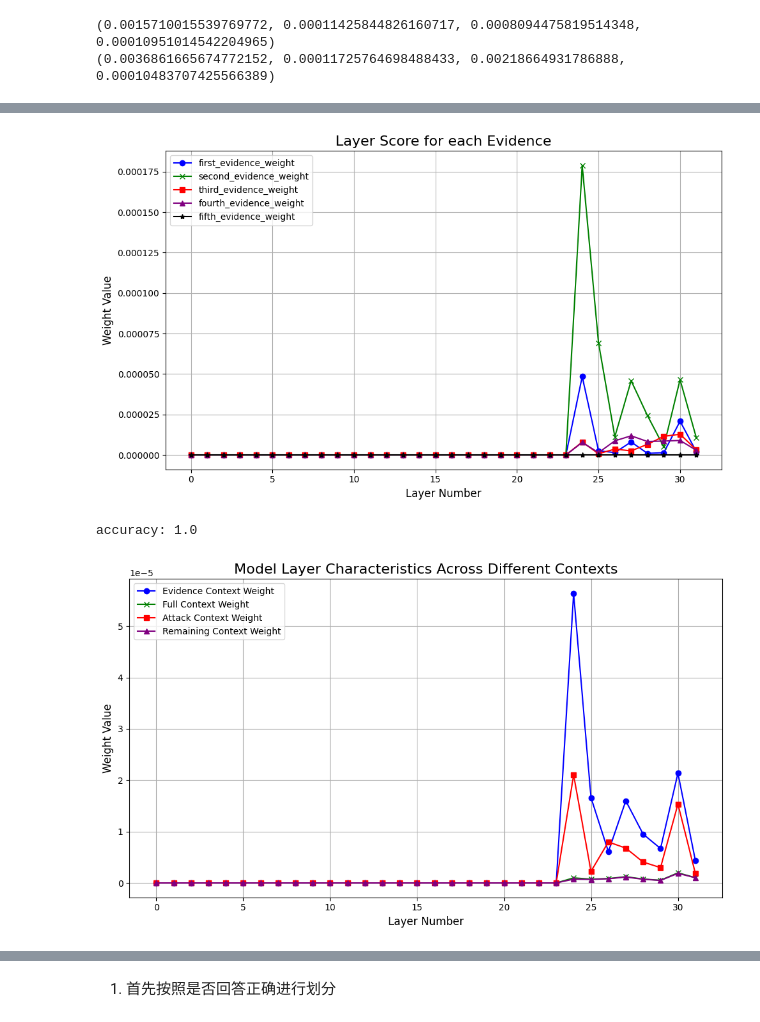
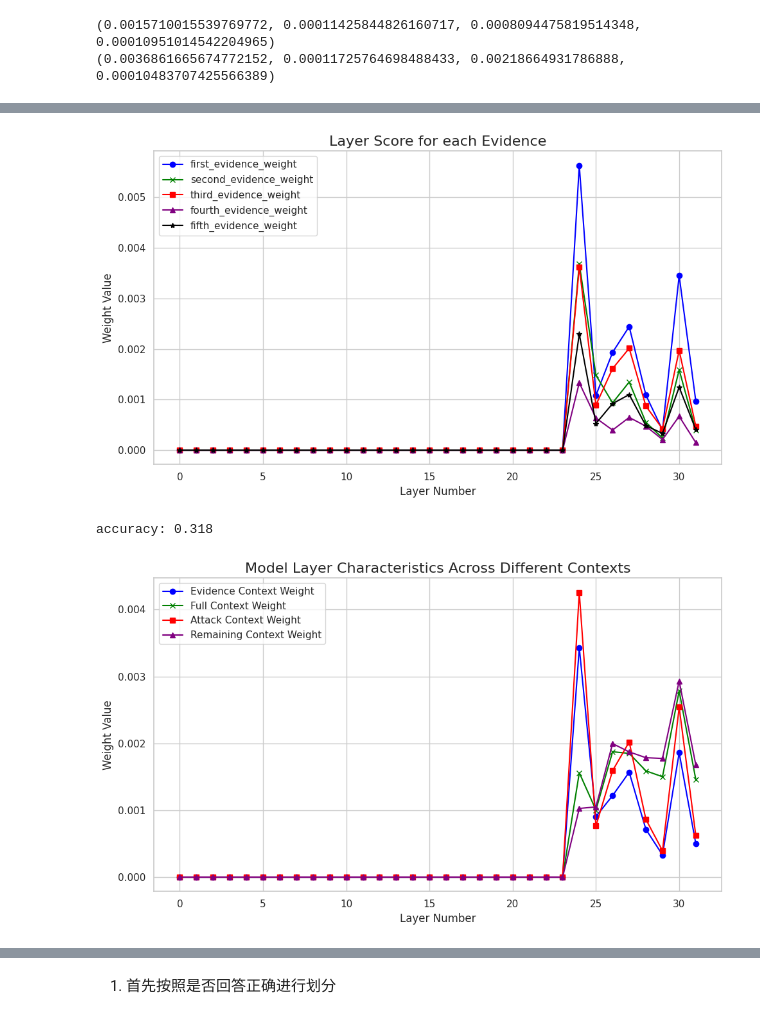
Before and after one commit to ZetangForward/MyRLHF, a Jupyter notebook: reetrievalheaddetect/analysis/draw_saliency_analysis_jbb.ipynb, the cells around one changed output, grey strips where cells are left out. Drawn from its saved outputs; the diff is of its cells as text; code cells hidden in the pictures.

```diff
--- a/reetrievalheaddetect/analysis/draw_saliency_analysis_jbb.ipynb
+++ b/reetrievalheaddetect/analysis/draw_saliency_analysis_jbb.ipynb
@@ -15,14 +15,14 @@ from nltk.tokenize import word_tokenize
 stop_words = set(stopwords.words('english'))
 
 
-context_length = "0k"
+context_length = "12k"
 file_dir = f"/data/zecheng/acl2025/MyRLHF/reetrievalheaddetect/analysis/information_flow/Meta-Llama-3.1-8B-Instruct/{int(context_length[:-1])*1000-100}/ce"
 
 # file_dir = "/data/zecheng/acl2025/MyRLHF/reetrievalheaddetect/analysis/information_flow_normal/Meta-Llama-3.1-8B-Instruct/1900/ce"
 # context_length = "2k"
 # file_dir = f"/data/zecheng/acl2025/MyRLHF/reetrievalheaddetect/analysis/information_flow_normal_max16k/Meta-Llama-3.1-8B-Instruct/{int(context_length[:-1])*1000-100}/ce"
-file_dir = f"/data/zecheng/acl2025/MyRLHF/reetrievalheaddetect/analysis/information_flow_normal_max12k_sample200_embedding/Meta-Llama-3.1-8B-Instruct/0/label"
-prefix = "3-hop*"
+file_dir = f"/data/zecheng/acl2025/MyRLHF/reetrievalheaddetect/analysis/information_flow_normal_max12k_sample200/Meta-Llama-3.1-8B-Instruct/{max(0, int(context_length[:-1])*1000-100)}/label"
+prefix = "4-hop*"
 all_files = auto_read_dir(file_dir, file_prefix=prefix)
 i = 0
 all_files = [os.path.join(file_dir, x) for x in all_files]
@@ -315,19 +304,20 @@ labels = []
 
 layers = np.array(list(range(32)))
 all_layer_scores = [[0, 0, 0, 0, 0] for i in range(len(layers))]
-
+number_files = 0
 for file in tqdm(all_files):
     settings = os.path.basename(file).split("_")
     hop, depth = settings[0], settings[1]
     label = hop.split("-")[-1].lower()
     content = auto_read_data(file)
     if content['score'] == 0:
-        continue
+        # continue
         all_predictions.append(0)
 
     else:
-        # continue
+        continue
         all_predictions.append(1)
+    number_files += 1
 
     # print(content['pred_res'], content['score'])
     # print(content[0])
@@ -342,7 +332,7 @@ for file in tqdm(all_files):
 
 for layer_idx, scores in enumerate(all_layer_scores):
     for j, score in enumerate(scores):
-        scores[j] = scores[j] / len(all_files)
+        scores[j] = scores[j] / number_files
 
 
 all_layer_scores = np.array(all_layer_scores)
@@ -412,19 +402,20 @@ labels = []
 layers = np.array(list(range(32)))
 all_layer_scores = [[0, 0, 0, 0, 0] for i in range(len(layers))]
 each_evidence_weight = [[0, 0, 0, 0, 0] for i in range(len(layers))]
-
+number_files = 0
 for file in tqdm(all_files):
     settings = os.path.basename(file).split("_")
     hop, depth = settings[0], settings[1]
     label = hop.split("-")[-1].lower()
     content = auto_read_data(file)
     if content['score'] == 0:
-        continue
+        # continue
         all_predictions.append(0)
 
     else:
         # continue
         all_predictions.append(1)
+    number_files +=1
 
     # print(content['pred_res'], content['score'])
     # print(content[0])
@@ -440,11 +431,11 @@ for file in tqdm(all_files):
 
 for layer_idx, scores in enumerate(all_layer_scores):
     for j, score in enumerate(scores):
-        scores[j] = scores[j] / len(all_files)
+        scores[j] = scores[j] / number_files
 
 for layer_idx, scores in enumerate(each_evidence_weight):
     for j, score in enumerate(scores):
-        scores[j] = scores[j] / len(all_files)
+        scores[j] = scores[j] / number_files
 
 each_evidence_weight = np.array(each_evidence_weight)
 first_evidence_weight = each_evidence_weight[:, 0]
@@ -520,6 +511,6 @@ begin to read data from /data/zecheng/acl2025/MyRLHF/reetrievalheaddetect/analys
-[figure, old version]
+[figure, new version]
-accuracy: 1.0
+accuracy: 0.318
-[figure, old version]
+[figure, new version]
 # %%
 dir_path = "/data/zecheng/acl2025/MyRLHF/reetrievalheaddetect/analysis/figure/Meta-Llama-3.1-8B-Instruct/5900"
 auto_mkdir(dir_path)
```
Also changed, not shown: parts of 8 cells of this notebook, 2 other files.
